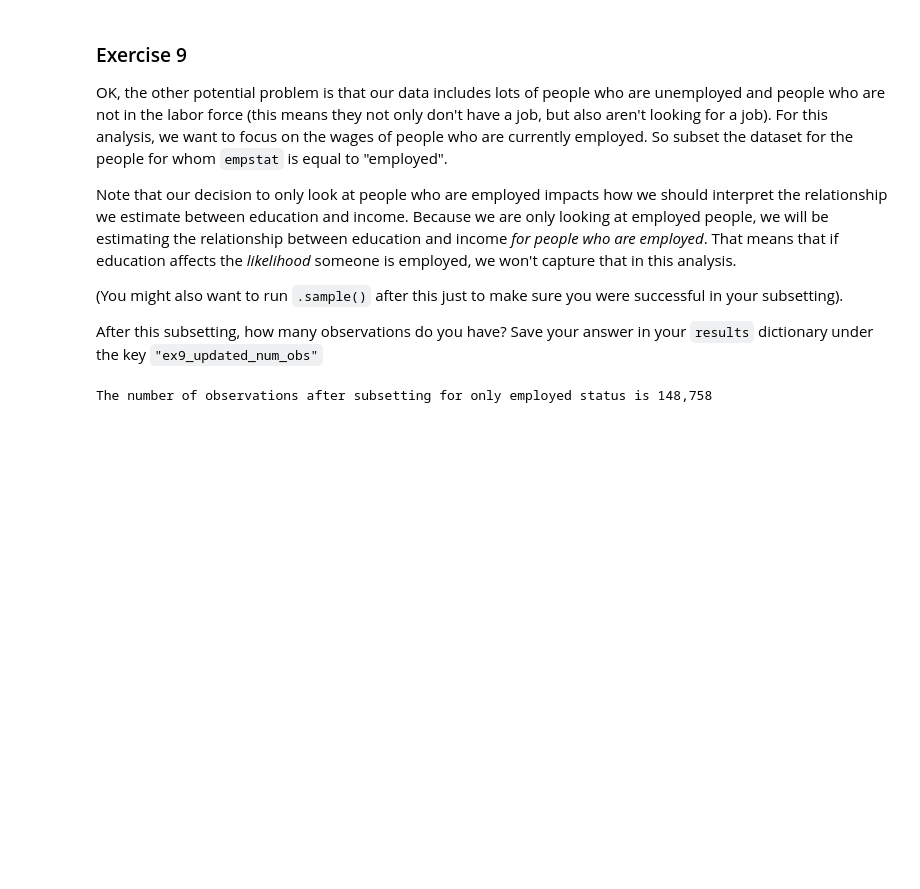
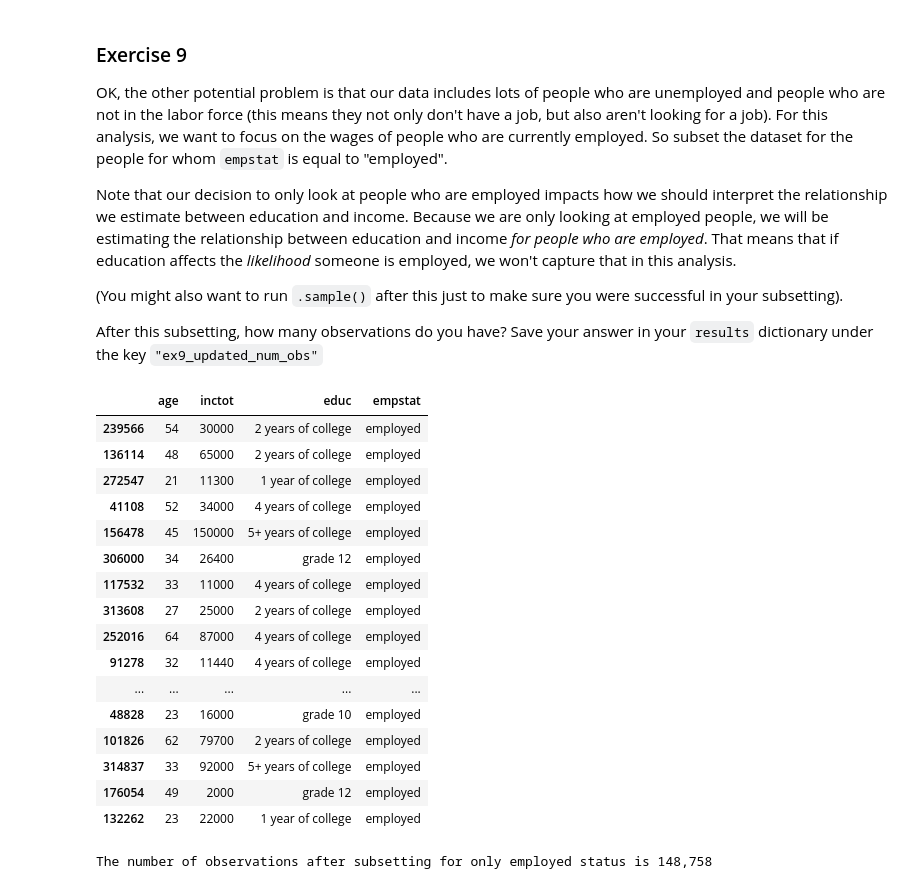
Before and after one commit to siliconshells/PDS_Exercise_Dataframes, a Jupyter notebook: exercise_dataframes.ipynb, the cells around one changed output. Saved outputs shown, nothing was run; the diff lists cells and outputs as text; code cells hidden in the pictures; blank space fills up the shorter version.

```diff
--- a/exercise_dataframes.ipynb
+++ b/exercise_dataframes.ipynb
@@ -200,4 +205,27 @@ Note that our decision to only look at people who are employed impacts how we sh
 (You might also want to run `.sample()` after this just to make sure you were successful in your subsetting).
 
 After this subsetting, how many observations do you have? Save your answer in your `results` dictionary under the key `"ex9_updated_num_obs"`
+# %%
+acs_data_employed = acs_data_sentinel_dropped[
+    acs_data_sentinel_dropped["empstat"] == "employed"
+]
+acs_data_employed.sample(20)
+# %% [output]
+|  | age | inctot | educ | empstat |
+| 239566 | 54 | 30000 | 2 years of college | employed |
+| 136114 | 48 | 65000 | 2 years of college | employed |
+| 272547 | 21 | 11300 | 1 year of college | employed |
+| 41108 | 52 | 34000 | 4 years of college | employed |
+| 156478 | 45 | 150000 | 5+ years of college | employed |
+| 306000 | 34 | 26400 | grade 12 | employed |
+| 117532 | 33 | 11000 | 4 years of college | employed |
+| 313608 | 27 | 25000 | 2 years of college | employed |
+| 252016 | 64 | 87000 | 4 years of college | employed |
+| 91278 | 32 | 11440 | 4 years of college | employed |
+| ... | ... | ... | ... | ... |
+| 48828 | 23 | 16000 | grade 10 | employed |
+| 101826 | 62 | 79700 | 2 years of college | employed |
+| 314837 | 33 | 92000 | 5+ years of college | employed |
+| 176054 | 49 | 2000 | grade 12 | employed |
+| 132262 | 23 | 22000 | 1 year of college | employed |
 # %%
```
Also changed, not shown: parts of 10 cells of this notebook.
